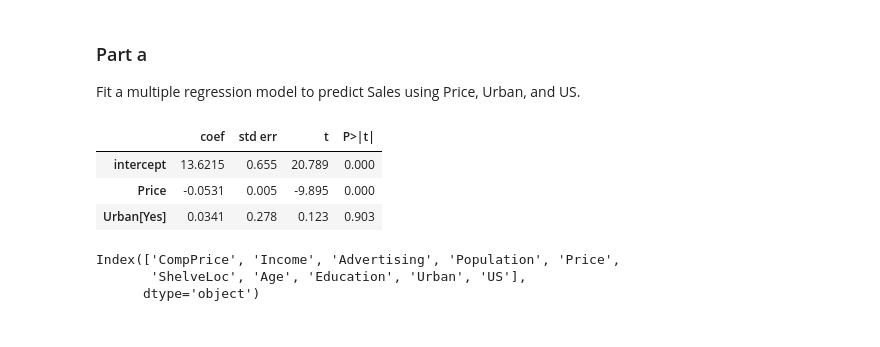
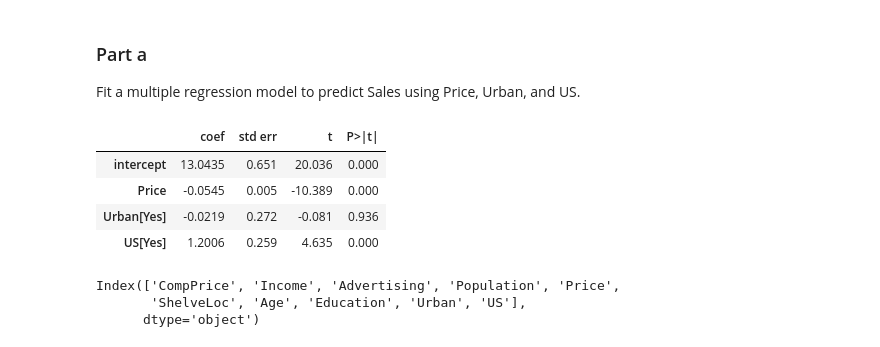
Before and after one commit to kmerkl22/k-s-ISL, a Jupyter notebook: Notebooks/Ch03-ISLExercises.ipynb, the cells around one changed output. Saved outputs shown, nothing was run; the diff lists cells and outputs as text; code cells hidden in the pictures.

```diff
--- a/Notebooks/Ch03-ISLExercises.ipynb
+++ b/Notebooks/Ch03-ISLExercises.ipynb
@@ -149,16 +164,18 @@ Index(['Sales', 'CompPrice', 'Income', 'Advertising', 'Population', 'Price',
 ### Part a
 Fit a multiple regression model to predict Sales using Price, Urban, and US.
 # %%
-X = MS(['Price', 'Urban']).fit_transform(Carseats)
+design = MS(['Price', 'Urban', 'US']).fit(Carseats)
+X = design.transform(Carseats)
 y = Carseats['Sales']
 model1 = sm.OLS(y, X)
 results1 = model1.fit()
 summarize(results1)
 # %% [output]
 |  | coef | std err | t | P>|t| |
-| intercept | 13.6215 | 0.655 | 20.789 | 0.000 |
-| Price | -0.0531 | 0.005 | -9.895 | 0.000 |
-| Urban[Yes] | 0.0341 | 0.278 | 0.123 | 0.903 |
+| intercept | 13.0435 | 0.651 | 20.036 | 0.000 |
+| Price | -0.0545 | 0.005 | -10.389 | 0.000 |
+| Urban[Yes] | -0.0219 | 0.272 | -0.081 | 0.936 |
+| US[Yes] | 1.2006 | 0.259 | 4.635 | 0.000 |
 # %%
 terms = Carseats.columns.drop('Sales')
 terms
```
Also changed, not shown: parts of 15 cells of this notebook.
